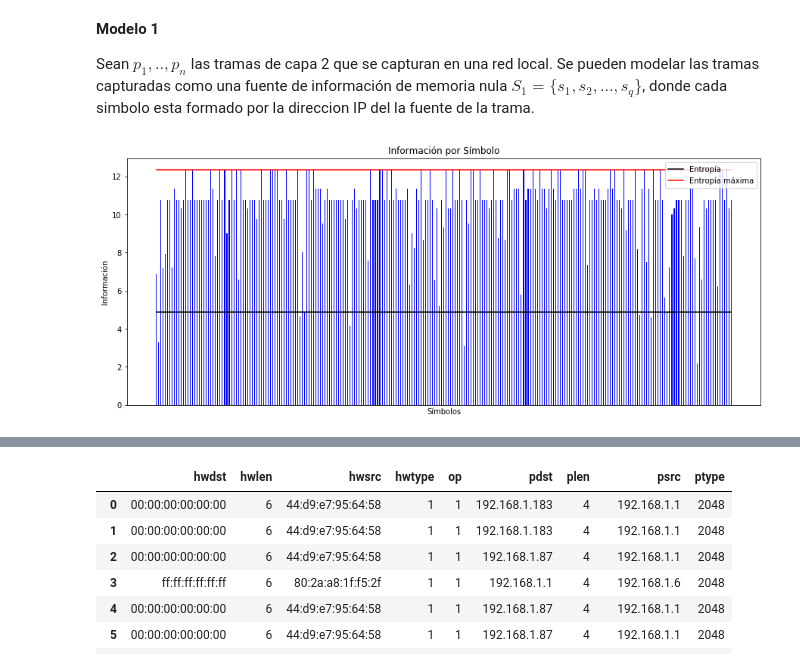
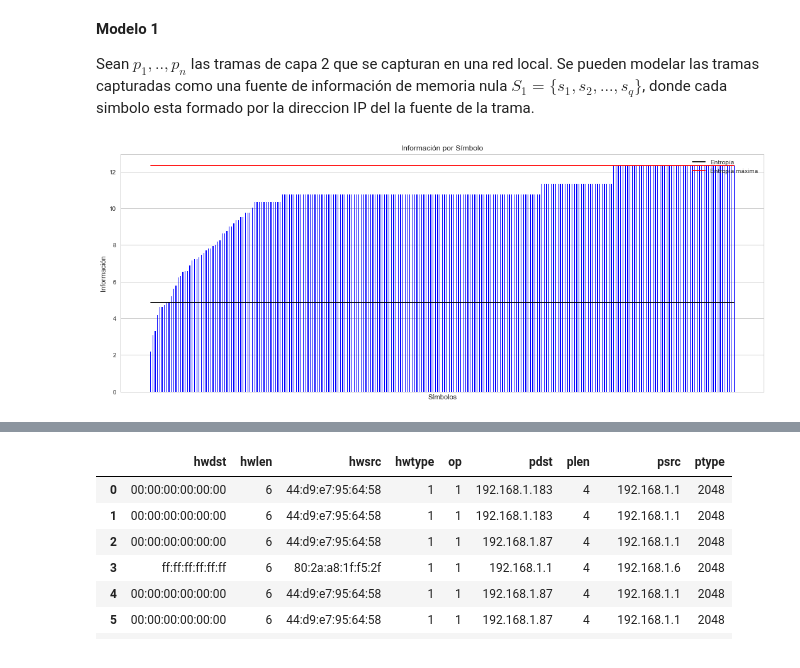
Before and after one commit to npazosmendez/tdc-tp1, a Jupyter notebook: src/analisis_juan.ipynb, the cells around one changed output, grey strips where cells are left out. Cells and saved outputs as stored; diff of their text form; code cells hidden in the pictures.

```diff
--- a/src/analisis_juan.ipynb
+++ b/src/analisis_juan.ipynb
@@ -4,6 +4,8 @@ import pandas as pd
 import matplotlib.pyplot as plt
 from scapy import *
 from sources import *
+import seaborn as sns
+sns.set(style="whitegrid")
 # %%
 data_path = '../data/network_1/captures2.pcap'
 sniffed_packets = sniff(offline=data_path)
@@ -161,21 +163,22 @@ S2_attrs = [
 ]
 S2 = create_ARP_source(sniffed_packets, S2_attrs)
 # %%
+from collections import OrderedDict
 informacion = informacion_por_simbolo(S2)
 entropia_S2 = entropy(S2)
 entropia_maxima_S2 = max_entropy(S2)
-
+informacion = OrderedDict(sorted(informacion.items(), key=lambda x: x[1]))
 fig, ax = plt.subplots(figsize=(15, 6))
 index, values = map(list, zip(*informacion.items()))
-ax.bar(index, values, bar_width, color='b')
+ax.bar(range(253), values, bar_width, color='b')
 ax.set_xlabel('Símbolos')
 ax.set_ylabel('Información')
 ax.set_title('Información por Símbolo')
 ax.plot(range(253), [entropia_S2]*253, color='k', label='Entropía')
 ax.plot(range(253), [entropia_maxima_S2]*253, color='r', label='Entropía máxima')
 ax.legend(loc="upper right")
 ax.get_xaxis().set_ticks([])
 fig.tight_layout()
 plt.show()
 # %% [output]
-[figure, old version]
+[figure, new version]
```
Also changed, not shown: parts of 12 cells of this notebook.
